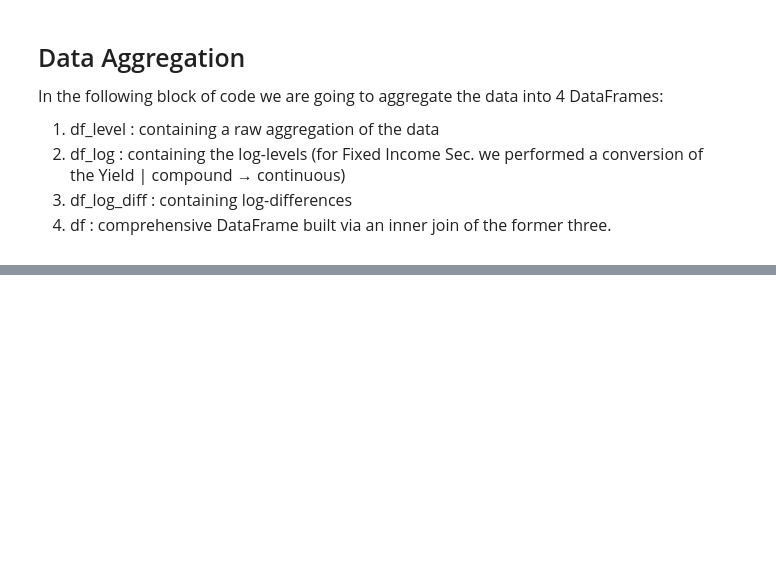
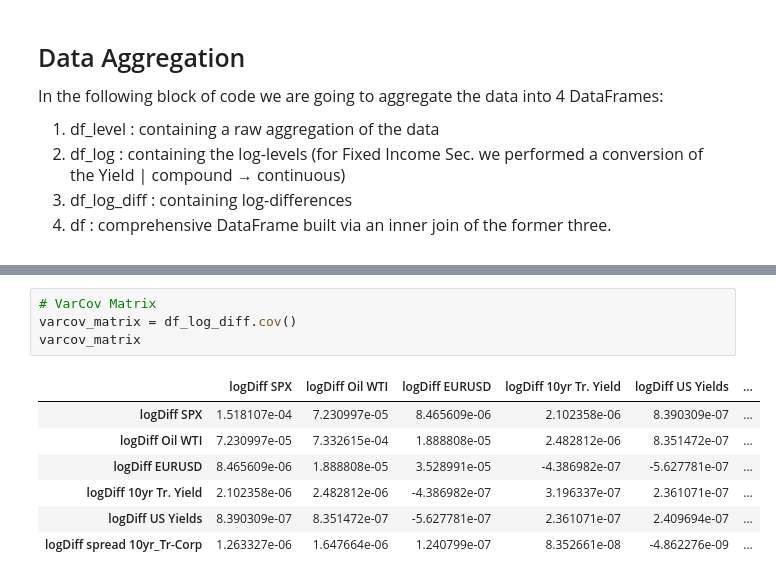
Before and after one commit to gaussianWolf/Group_Projectwork_Econometrics, a Jupyter notebook: src/question1.ipynb, the cells around one changed output, grey strips where cells are left out. Drawn from its saved outputs; the diff is of its cells as text; blank space fills up the shorter version.

```diff
--- a/src/question1.ipynb
+++ b/src/question1.ipynb
@@ -116,0 +125,12 @@ for i in names_col:
+# %%
+# VarCov Matrix
+varcov_matrix = df_log_diff.cov()
+varcov_matrix
+# %% [output]
+|  | logDiff SPX | logDiff Oil WTI | logDiff EURUSD | logDiff 10yr Tr. Yield | logDiff US Yields | ... |
+| logDiff SPX | 1.518107e-04 | 7.230997e-05 | 8.465609e-06 | 2.102358e-06 | 8.390309e-07 | ... |
+| logDiff Oil WTI | 7.230997e-05 | 7.332615e-04 | 1.888808e-05 | 2.482812e-06 | 8.351472e-07 | ... |
+| logDiff EURUSD | 8.465609e-06 | 1.888808e-05 | 3.528991e-05 | -4.386982e-07 | -5.627781e-07 | ... |
+| logDiff 10yr Tr. Yield | 2.102358e-06 | 2.482812e-06 | -4.386982e-07 | 3.196337e-07 | 2.361071e-07 | ... |
+| logDiff US Yields | 8.390309e-07 | 8.351472e-07 | -5.627781e-07 | 2.361071e-07 | 2.409694e-07 | ... |
+| logDiff spread 10yr_Tr-Corp | 1.263327e-06 | 1.647664e-06 | 1.240799e-07 | 8.352661e-08 | -4.862276e-09 | ... |
```
Also changed, not shown: parts of 9 cells of this notebook.
